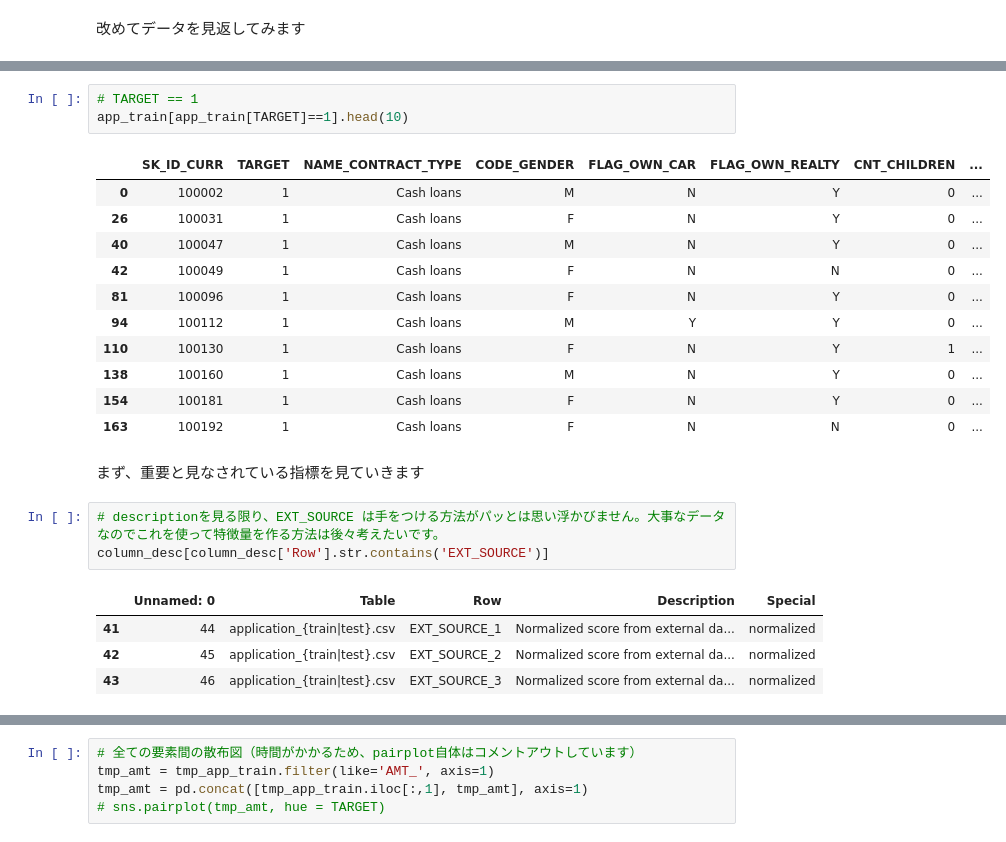
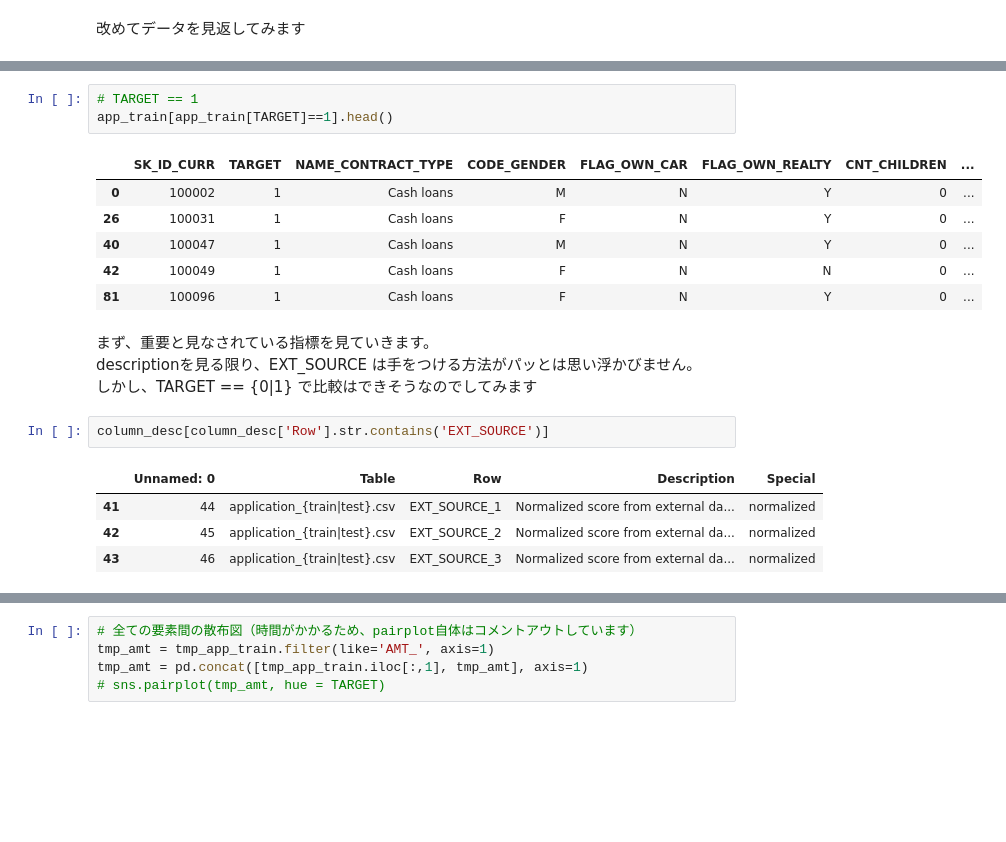
Before and after one commit to idsts2670/kaggle, a Jupyter notebook: home-credit-default-risk/home-credit-default.ipynb, the cells around one changed output, grey strips where cells are left out. Saved outputs shown, nothing was run; the diff lists cells and outputs as text; blank space fills up the shorter version.

```diff
--- a/home-credit-default-risk/home-credit-default.ipynb
+++ b/home-credit-default-risk/home-credit-default.ipynb
@@ -980,22 +996,18 @@ app_train[app_train[TARGET]==0].head(10)
 # %%
 # TARGET == 1
-app_train[app_train[TARGET]==1].head(10)
+app_train[app_train[TARGET]==1].head()
 # %% [output]
 |  | SK_ID_CURR | TARGET | NAME_CONTRACT_TYPE | CODE_GENDER | FLAG_OWN_CAR | FLAG_OWN_REALTY | CNT_CHILDREN | ... |
 | 0 | 100002 | 1 | Cash loans | M | N | Y | 0 | ... |
 | 26 | 100031 | 1 | Cash loans | F | N | Y | 0 | ... |
 | 40 | 100047 | 1 | Cash loans | M | N | Y | 0 | ... |
 | 42 | 100049 | 1 | Cash loans | F | N | N | 0 | ... |
 | 81 | 100096 | 1 | Cash loans | F | N | Y | 0 | ... |
-| 94 | 100112 | 1 | Cash loans | M | Y | Y | 0 | ... |
-| 110 | 100130 | 1 | Cash loans | F | N | Y | 1 | ... |
-| 138 | 100160 | 1 | Cash loans | M | N | Y | 0 | ... |
-| 154 | 100181 | 1 | Cash loans | F | N | Y | 0 | ... |
-| 163 | 100192 | 1 | Cash loans | F | N | N | 0 | ... |
-# %% [markdown]
-まず、重要と見なされている指標を見ていきます
+# %% [markdown]
+まず、重要と見なされている指標を見ていきます。\
+descriptionを見る限り、EXT_SOURCE は手をつける方法がパッとは思い浮かびません。\
+しかし、TARGET == {0|1} で比較はできそうなのでしてみます
 # %%
-# descriptionを見る限り、EXT_SOURCE は手をつける方法がパッとは思い浮かびません。大事なデータなのでこれを使って特徴量を作る方法は後々考えたいです。
 column_desc[column_desc['Row'].str.contains('EXT_SOURCE')]
 # %% [output]
 |  | Unnamed: 0 | Table | Row | Description | Special |
```
Also changed, not shown: parts of 40 cells of this notebook.
